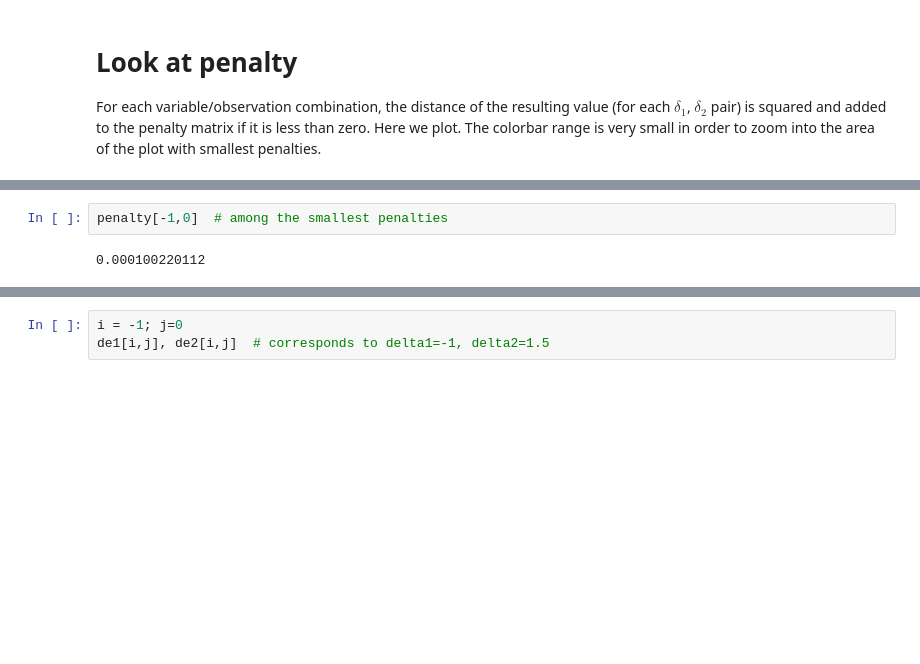
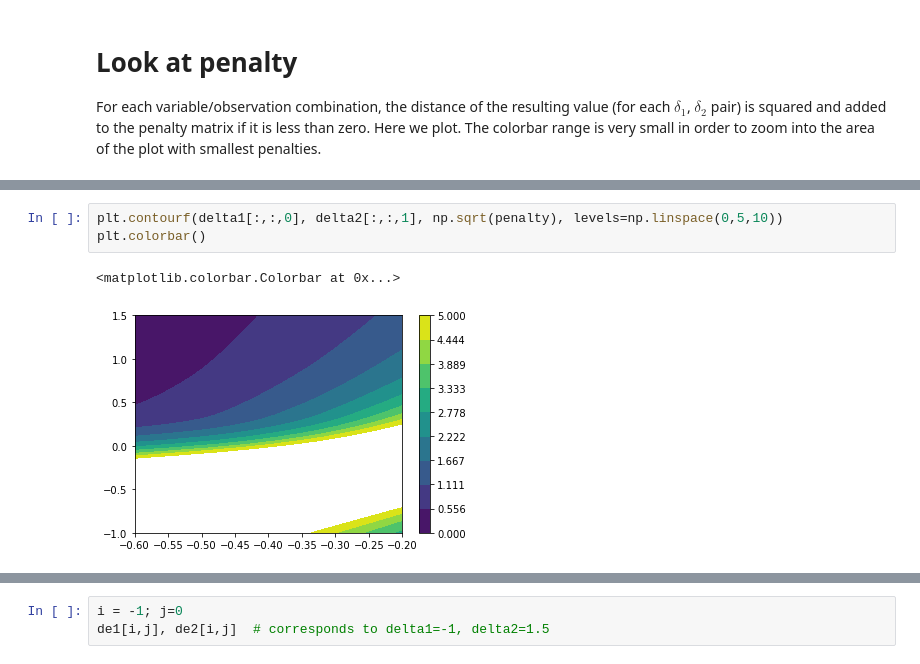
Before and after one commit to kthyng/janelle2019, a Jupyter notebook: Analysis.ipynb, the cells around one changed output, grey strips where cells are left out. Cells and saved outputs as stored; diff of their text form; blank space fills up the shorter version.

```diff
--- a/Analysis.ipynb
+++ b/Analysis.ipynb
@@ -126,4 +123,6 @@ plt.colorbar()
-# %%
-penalty[-1,0]  # among the smallest penalties
-# %% [output]
-0.000100220112
+# %%
+plt.contourf(delta1[:,:,0], delta2[:,:,1], np.sqrt(penalty), levels=np.linspace(0,5,10))
+plt.colorbar()
+# %% [output]
+<matplotlib.colorbar.Colorbar at 0x...>
+[figure, added]
```
Also changed, not shown: parts of 8 cells of this notebook.
